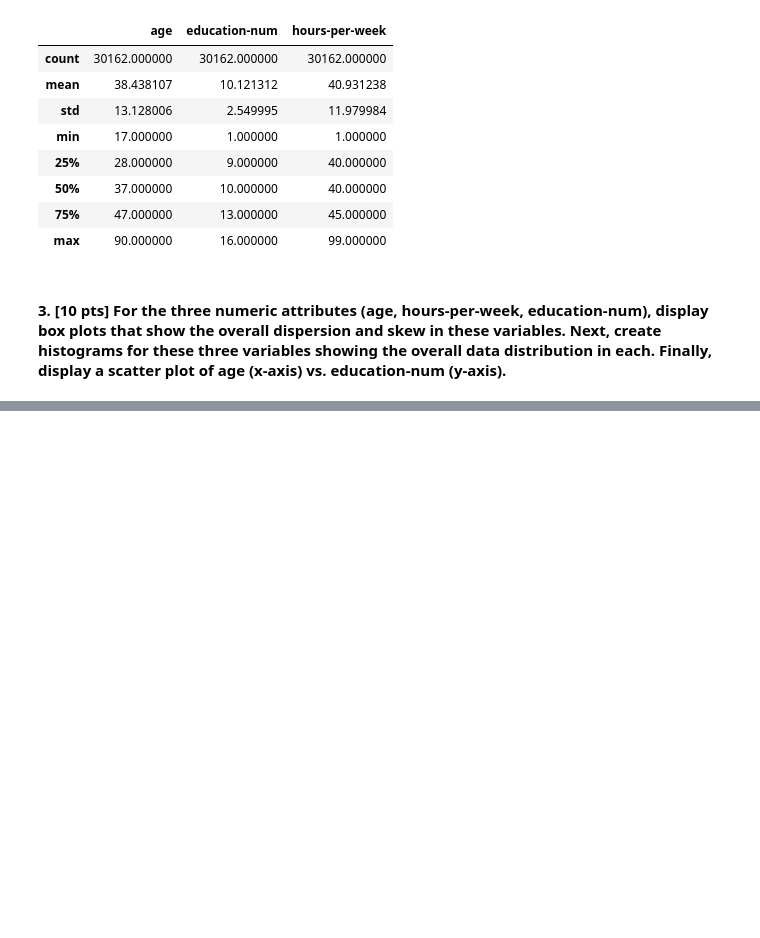
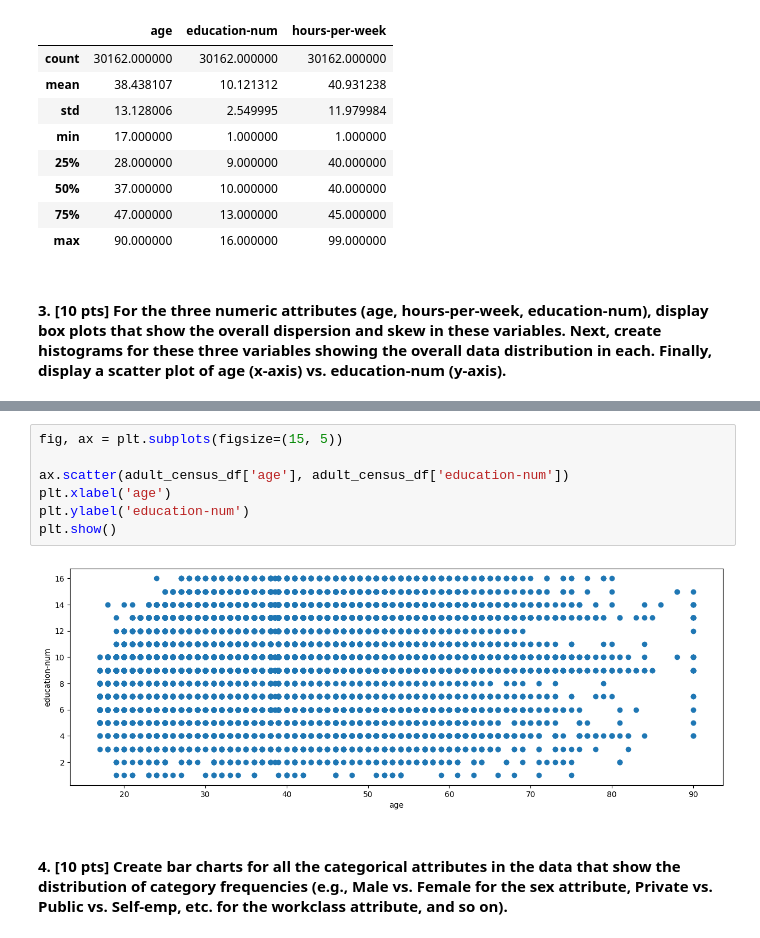
Before and after one commit to joneshshrestha/machine-learning-python, a Jupyter notebook: Preprocessing and EDA/adult-census-data-EDA.ipynb, the cells around one changed output, grey strips where cells are left out. Cells and saved outputs as stored; diff of their text form; blank space fills up the shorter version.

```diff
--- a/Preprocessing and EDA/adult-census-data-EDA.ipynb
+++ b/Preprocessing and EDA/adult-census-data-EDA.ipynb
@@ -211,0 +241,11 @@ adult_census_df.describe()
+# %%
+fig, ax = plt.subplots(figsize=(15, 5))
+
+ax.scatter(adult_census_df['age'], adult_census_df['education-num'])
+plt.xlabel('age')
+plt.ylabel('education-num')
+plt.show()
+# %% [output]
+[figure, added]
+# %% [markdown]
+#### 4. **[10 pts]** Create bar charts for all the categorical attributes in the data that show the distribution of category frequencies (e.g., Male vs. Female for the sex attribute, Private vs. Public vs. Self-emp, etc. for the workclass attribute, and so on).
```
Also changed, not shown: parts of 23 cells of this notebook, 1 other file.
